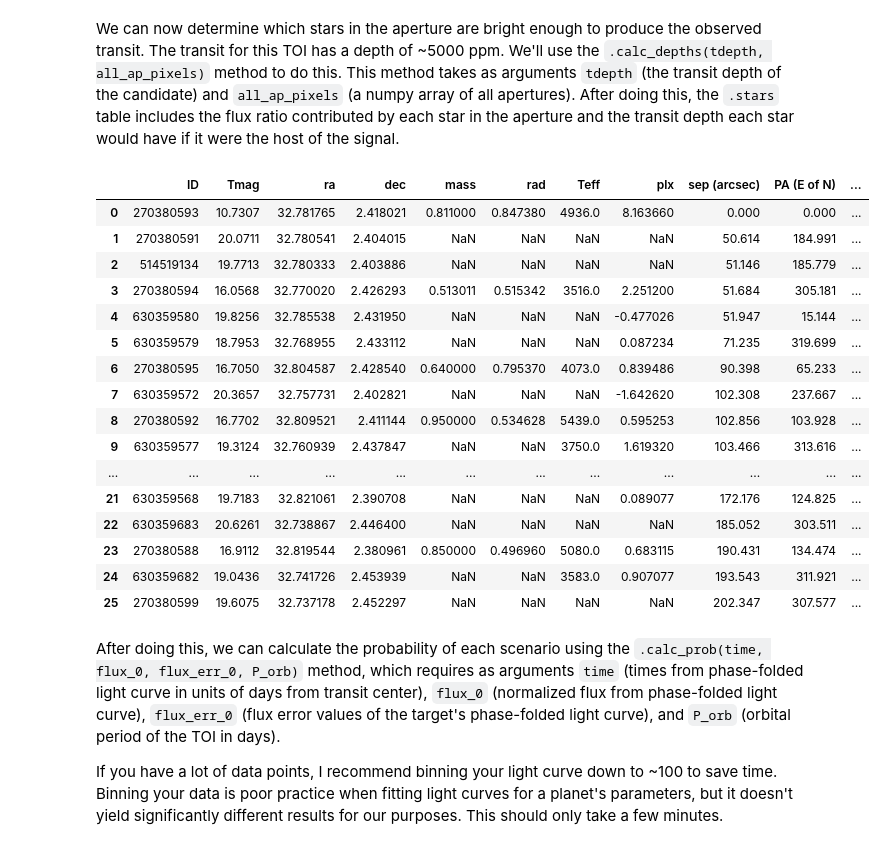
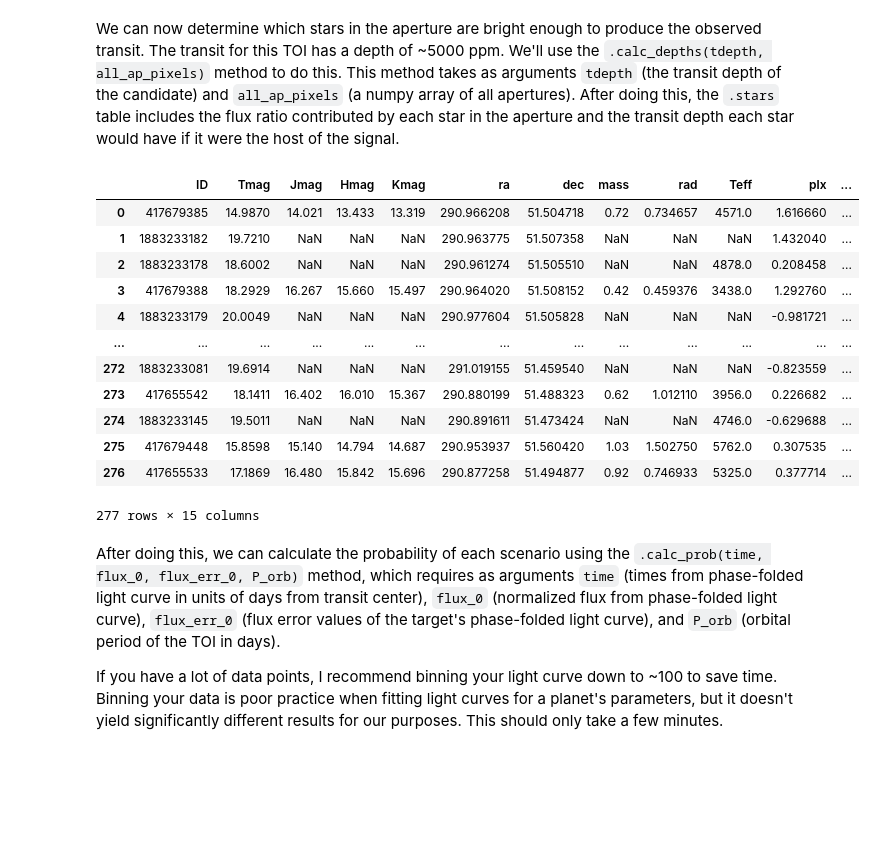
Before and after one commit to stevengiacalone/triceratops, a Jupyter notebook: examples/kepler_example.ipynb, the cells around one changed output. Saved outputs shown, nothing was run; the diff lists cells and outputs as text; code cells hidden in the pictures; blank space fills up the shorter version.

Commit message:
updated kepler example

```diff
--- a/examples/kepler_example.ipynb
+++ b/examples/kepler_example.ipynb
@@ -66,0 +45,6 @@ findfont: Font family ['DejaVu Sans Display'] not found. Falling back to DejaVu
+# %%
+ap = np.array([[99, 1027], [100, 1027], [100, 1026]])
+#TODO plot_field doesn't work yet with kepler
+# target.plot_field(sector=13, ap_pixels=ap)
+
+target.stars
@@ -68,27 +66,22 @@ findfont: Font family ['DejaVu Sans Display'] not found. Falling back to DejaVu
 We can now determine which stars in the aperture are bright enough to produce the observed transit. The transit for this TOI has a depth of ~5000 ppm. We'll use the `.calc_depths(tdepth, all_ap_pixels)` method to do this. This method takes as arguments `tdepth` (the transit depth of the candidate) and `all_ap_pixels` (a numpy array of all apertures). After doing this, the `.stars` table includes the flux ratio contributed by each star in the aperture and the transit depth each star would have if it were the host of the signal.
 # %%
 apertures = np.array([ap])
-target.calc_depths(tdepth=0.005, all_ap_pixels=apertures)
-
+target.calc_depths(tdepth=0.004595, all_ap_pixels=apertures)
 target.stars
 # %% [output]
-|  | ID | Tmag | ra | dec | mass | rad | Teff | plx | sep (arcsec) | PA (E of N) | ... |
-| 0 | 270380593 | 10.7307 | 32.781765 | 2.418021 | 0.811000 | 0.847380 | 4936.0 | 8.163660 | 0.000 | 0.000 | ... |
-| 1 | 270380591 | 20.0711 | 32.780541 | 2.404015 | NaN | NaN | NaN | NaN | 50.614 | 184.991 | ... |
-| 2 | 514519134 | 19.7713 | 32.780333 | 2.403886 | NaN | NaN | NaN | NaN | 51.146 | 185.779 | ... |
-| 3 | 270380594 | 16.0568 | 32.770020 | 2.426293 | 0.513011 | 0.515342 | 3516.0 | 2.251200 | 51.684 | 305.181 | ... |
-| 4 | 630359580 | 19.8256 | 32.785538 | 2.431950 | NaN | NaN | NaN | -0.477026 | 51.947 | 15.144 | ... |
-| 5 | 630359579 | 18.7953 | 32.768955 | 2.433112 | NaN | NaN | NaN | 0.087234 | 71.235 | 319.699 | ... |
-| 6 | 270380595 | 16.7050 | 32.804587 | 2.428540 | 0.640000 | 0.795370 | 4073.0 | 0.839486 | 90.398 | 65.233 | ... |
-| 7 | 630359572 | 20.3657 | 32.757731 | 2.402821 | NaN | NaN | NaN | -1.642620 | 102.308 | 237.667 | ... |
-| 8 | 270380592 | 16.7702 | 32.809521 | 2.411144 | 0.950000 | 0.534628 | 5439.0 | 0.595253 | 102.856 | 103.928 | ... |
-| 9 | 630359577 | 19.3124 | 32.760939 | 2.437847 | NaN | NaN | 3750.0 | 1.619320 | 103.466 | 313.616 | ... |
-| ... | ... | ... | ... | ... | ... | ... | ... | ... | ... | ... | ... |
-| 21 | 630359568 | 19.7183 | 32.821061 | 2.390708 | NaN | NaN | NaN | 0.089077 | 172.176 | 124.825 | ... |
-| 22 | 630359683 | 20.6261 | 32.738867 | 2.446400 | NaN | NaN | NaN | NaN | 185.052 | 303.511 | ... |
-| 23 | 270380588 | 16.9112 | 32.819544 | 2.380961 | 0.850000 | 0.496960 | 5080.0 | 0.683115 | 190.431 | 134.474 | ... |
-| 24 | 630359682 | 19.0436 | 32.741726 | 2.453939 | NaN | NaN | 3583.0 | 0.907077 | 193.543 | 311.921 | ... |
-| 25 | 270380599 | 19.6075 | 32.737178 | 2.452297 | NaN | NaN | NaN | NaN | 202.347 | 307.577 | ... |
+|  | ID | Tmag | Jmag | Hmag | Kmag | ra | dec | mass | rad | Teff | plx | ... |
+| 0 | 417679385 | 14.9870 | 14.021 | 13.433 | 13.319 | 290.966208 | 51.504718 | 0.72 | 0.734657 | 4571.0 | 1.616660 | ... |
+| 1 | 1883233182 | 19.7210 | NaN | NaN | NaN | 290.963775 | 51.507358 | NaN | NaN | NaN | 1.432040 | ... |
+| 2 | 1883233178 | 18.6002 | NaN | NaN | NaN | 290.961274 | 51.505510 | NaN | NaN | 4878.0 | 0.208458 | ... |
+| 3 | 417679388 | 18.2929 | 16.267 | 15.660 | 15.497 | 290.964020 | 51.508152 | 0.42 | 0.459376 | 3438.0 | 1.292760 | ... |
+| 4 | 1883233179 | 20.0049 | NaN | NaN | NaN | 290.977604 | 51.505828 | NaN | NaN | NaN | -0.981721 | ... |
+| ... | ... | ... | ... | ... | ... | ... | ... | ... | ... | ... | ... | ... |
+| 272 | 1883233081 | 19.6914 | NaN | NaN | NaN | 291.019155 | 51.459540 | NaN | NaN | NaN | -0.823559 | ... |
+| 273 | 417655542 | 18.1411 | 16.402 | 16.010 | 15.367 | 290.880199 | 51.488323 | 0.62 | 1.012110 | 3956.0 | 0.226682 | ... |
+| 274 | 1883233145 | 19.5011 | NaN | NaN | NaN | 290.891611 | 51.473424 | NaN | NaN | 4746.0 | -0.629688 | ... |
+| 275 | 417679448 | 15.8598 | 15.140 | 14.794 | 14.687 | 290.953937 | 51.560420 | 1.03 | 1.502750 | 5762.0 | 0.307535 | ... |
+| 276 | 417655533 | 17.1869 | 16.480 | 15.842 | 15.696 | 290.877258 | 51.494877 | 0.92 | 0.746933 | 5325.0 | 0.377714 | ... |
+277 rows × 15 columns
 # %% [markdown]
 After doing this, we can calculate the probability of each scenario using the `.calc_prob(time, flux_0, flux_err_0, P_orb)` method, which requires as arguments `time` (times from phase-folded light curve in units of days from transit center), `flux_0` (normalized flux from phase-folded light curve), `flux_err_0` (flux error values of the target's phase-folded light curve), and `P_orb` (orbital period of the TOI in days).
 
```
Also changed, not shown: parts of 10 cells of this notebook.
